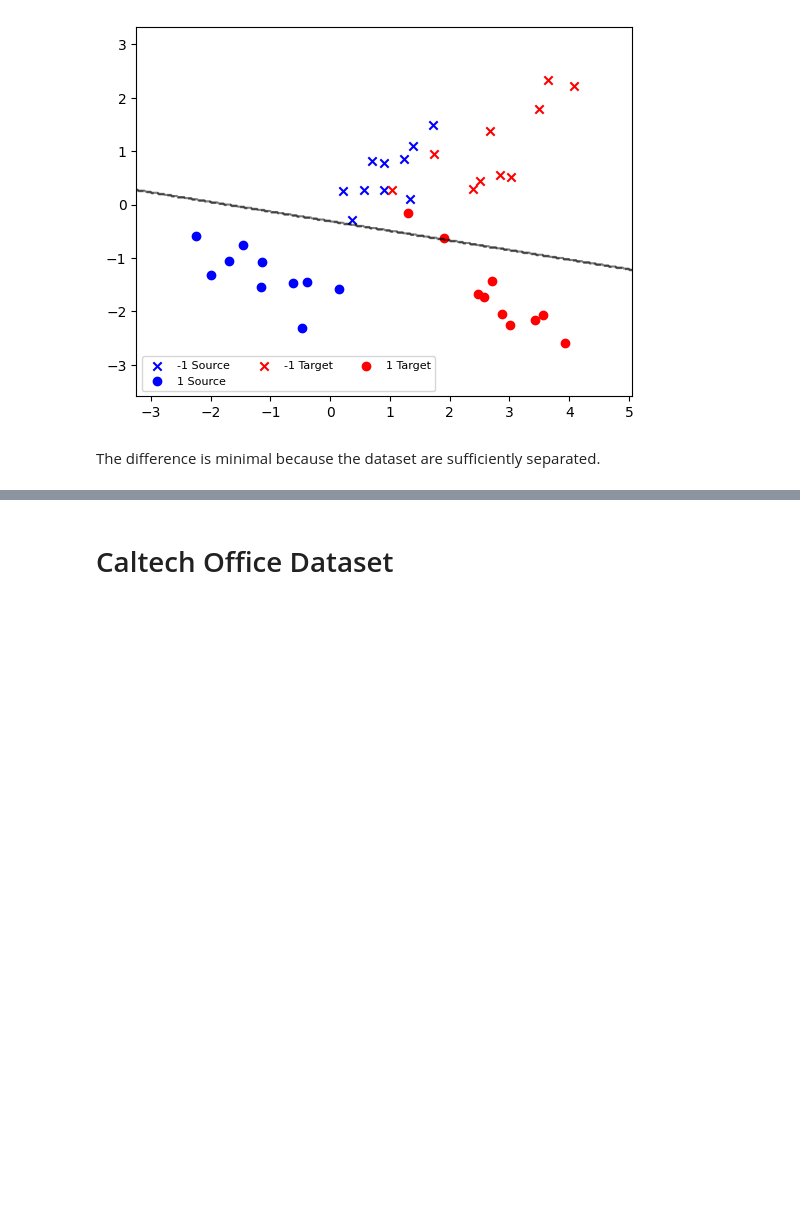
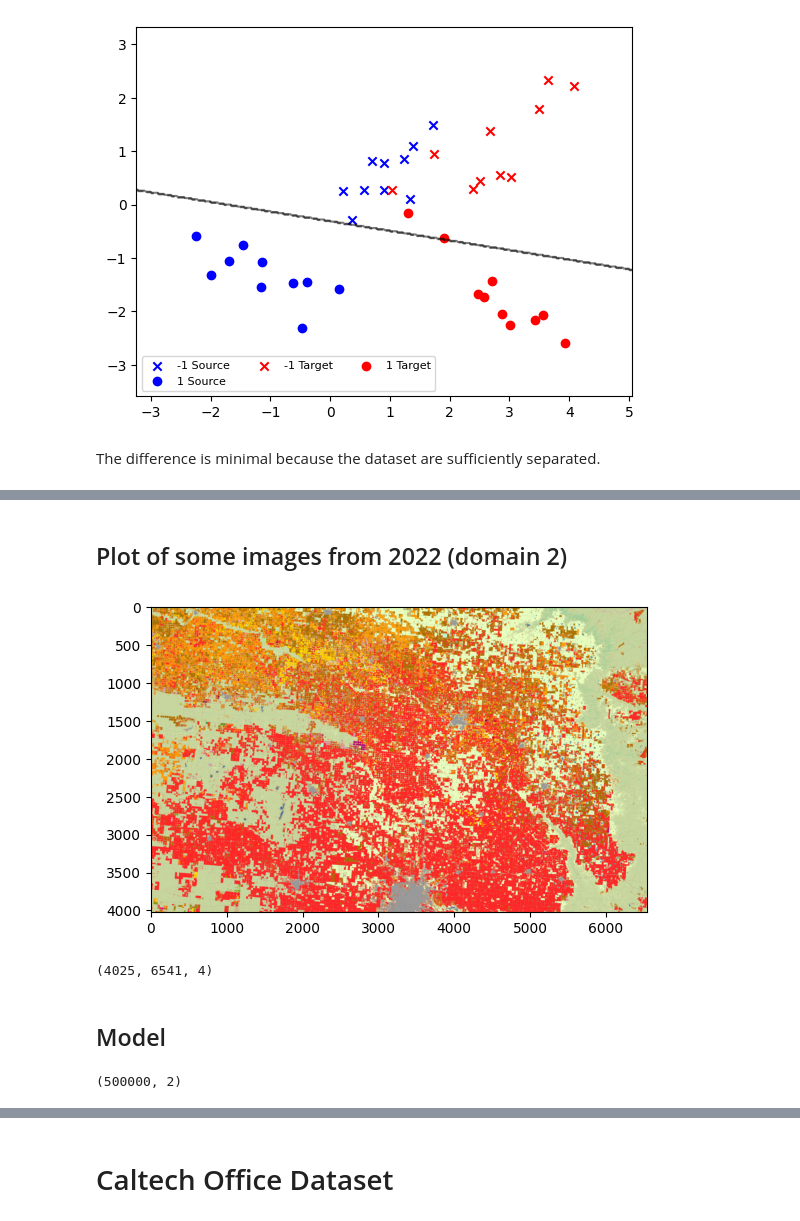
Before and after one commit to mdlbm/Optimal-Transport-Domain-Adaptation, a Jupyter notebook: OT_Domain_Adaptation.ipynb, the cells around one changed output, grey strips where cells are left out. Drawn from its saved outputs; the diff is of its cells as text; code cells hidden in the pictures; blank space fills up the shorter version.

```diff
--- a/OT_Domain_Adaptation.ipynb
+++ b/OT_Domain_Adaptation.ipynb
@@ -344,0 +530,13 @@ The difference is minimal because the dataset are sufficiently separated.
+# %% [markdown]
+## Plot of some images from 2022 (domain 2)
+# %%
+img=mpimg.imread(images[1])
+imgplot = plt.imshow(img)
+# %% [output]
+[figure, added]
+# %%
+img.shape
+# %% [output]
+(4025, 6541, 4)
+# %% [markdown]
+## Model
@@ -344,0 +545,5 @@ The difference is minimal because the dataset are sufficiently separated.
+# %%
+data = df.drop(df.columns[-1],axis=1)
+data.shape
+# %% [output]
+(500000, 2)
```
Also changed, not shown: parts of 34 cells of this notebook, 12 other files.
